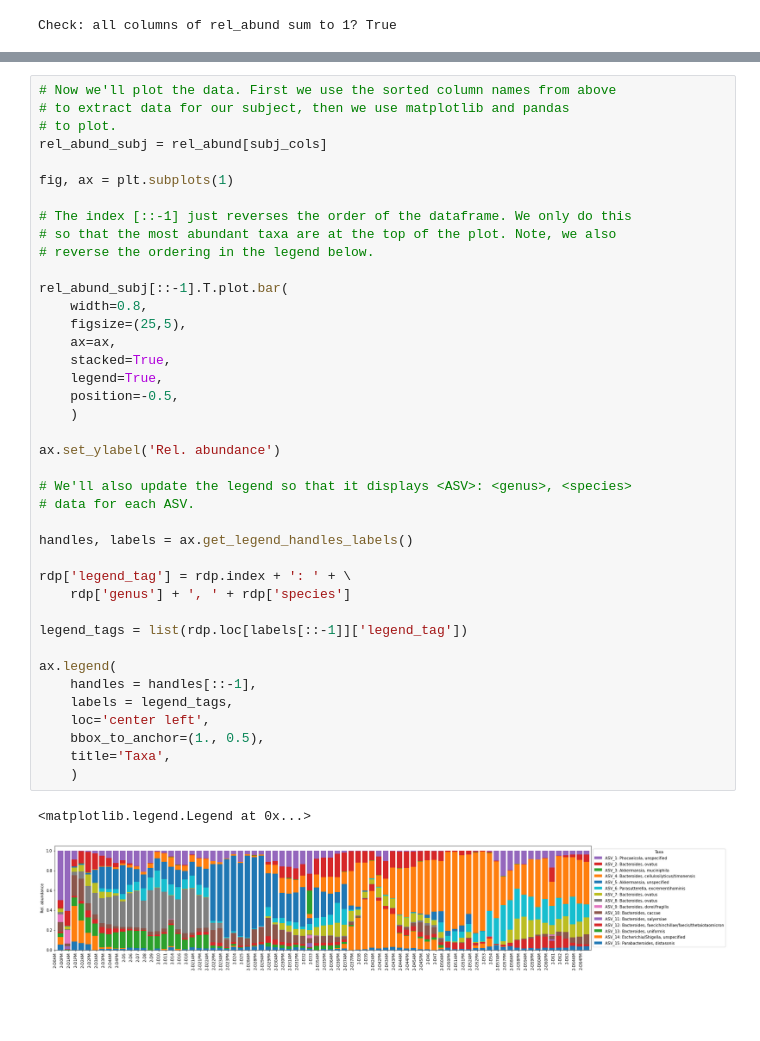
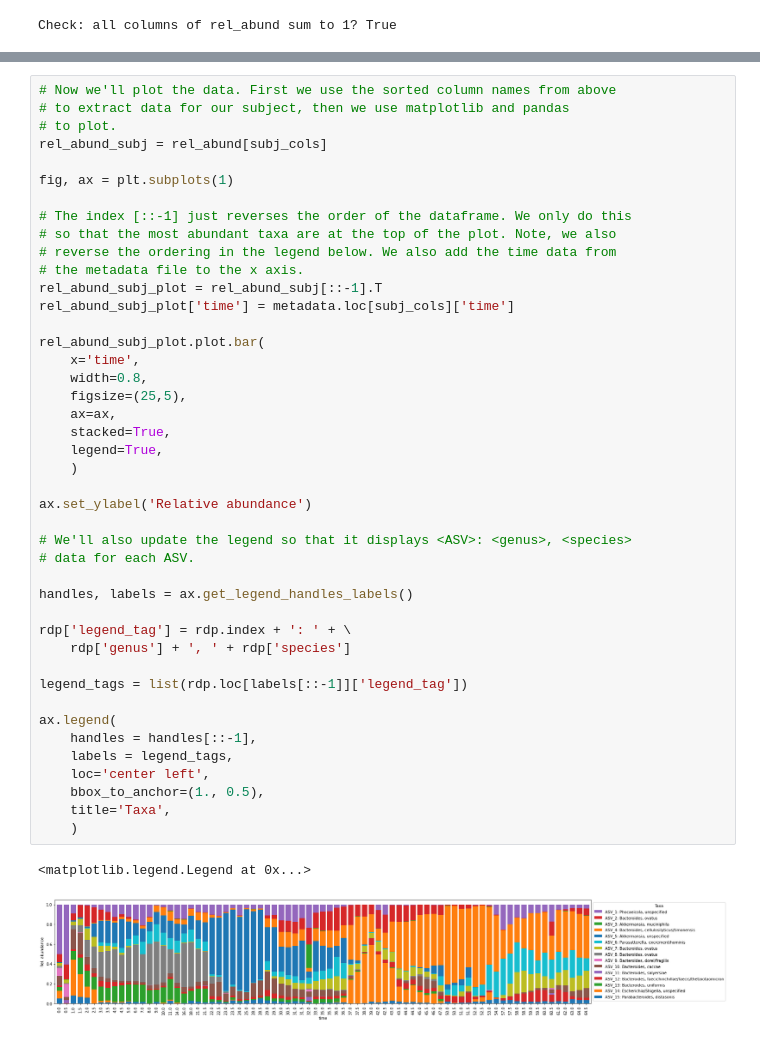
Before and after one commit to gibsonlab/mdsine2_tutorials, a Jupyter notebook: notebooks/tut_01b_viz.ipynb, the cells around one changed output, grey strips where cells are left out. Drawn from its saved outputs; the diff is of its cells as text; blank space fills up the shorter version.

```diff
--- a/notebooks/tut_01b_viz.ipynb
+++ b/notebooks/tut_01b_viz.ipynb
@@ -142,36 +172,39 @@ fig, ax = plt.subplots(1)
 
 # The index [::-1] just reverses the order of the dataframe. We only do this
 # so that the most abundant taxa are at the top of the plot. Note, we also
-# reverse the ordering in the legend below.
+# reverse the ordering in the legend below. We also add the time data from
+# the metadata file to the x axis.
+rel_abund_subj_plot = rel_abund_subj[::-1].T
+rel_abund_subj_plot['time'] = metadata.loc[subj_cols]['time']
 
-rel_abund_subj[::-1].T.plot.bar(
+rel_abund_subj_plot.plot.bar(
+    x='time',
     width=0.8,
     figsize=(25,5),
     ax=ax,
     stacked=True,
     legend=True,
-    position=-0.5,
     )
 
-ax.set_ylabel('Rel. abundance')
+ax.set_ylabel('Relative abundance')
 
 # We'll also update the legend so that it displays <ASV>: <genus>, <species>
 # data for each ASV.
 
 handles, labels = ax.get_legend_handles_labels()
 
 rdp['legend_tag'] = rdp.index + ': ' + \
     rdp['genus'] + ', ' + rdp['species']
 
 legend_tags = list(rdp.loc[labels[::-1]]['legend_tag'])
 
 ax.legend(
     handles = handles[::-1],
     labels = legend_tags,
     loc='center left',
     bbox_to_anchor=(1., 0.5),
     title='Taxa',
     )
 # %% [output]
 <matplotlib.legend.Legend at 0x...>
-[figure, old version]
+[figure, new version]
```
Also changed, not shown: parts of 7 cells of this notebook.
